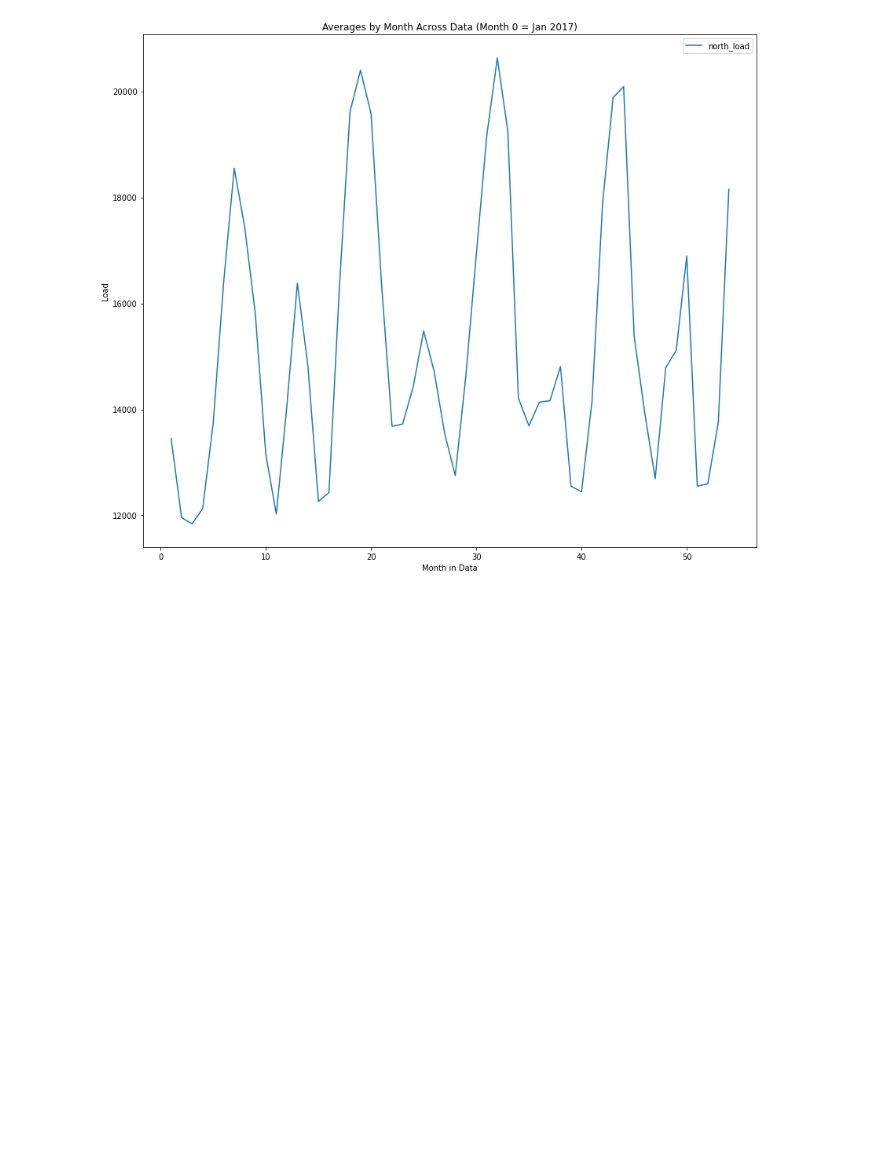
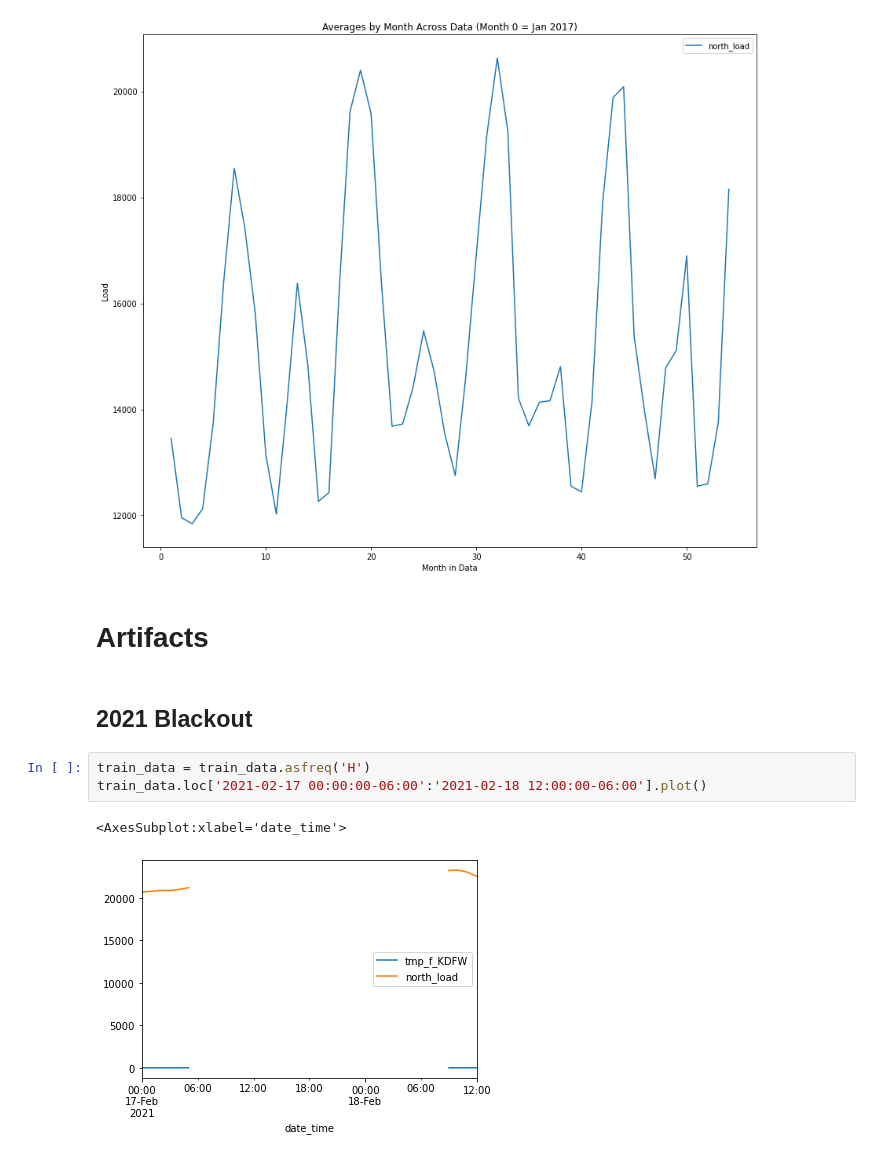
Before and after one commit to esherma/NT_Demand_Prediction, a Jupyter notebook: 01_Exploratory_Visualizations.ipynb, the cells around one changed output. Drawn from its saved outputs; the diff is of its cells as text; blank space fills up the shorter version.

```diff
--- a/Exploratory_Visualizations.ipynb
+++ b/01_Exploratory_Visualizations.ipynb
@@ -167,3 +167,13 @@ plt.title('Averages by Month Across Data (Month 0 = Jan 2017)')
 # %% [output]
 Text(0.5, 1.0, 'Averages by Month Across Data (Month 0 = Jan 2017)')
 [figure]
+# %% [markdown]
+# Artifacts
+# %% [markdown]
+## 2021 Blackout
+# %%
+train_data = train_data.asfreq('H')
+train_data.loc['2021-02-17 00:00:00-06:00':'2021-02-18 12:00:00-06:00'].plot()
+# %% [output]
+<AxesSubplot:xlabel='date_time'>
+[figure, added]
```
Also changed, not shown: parts of 6 cells of this notebook, 4 other files.
